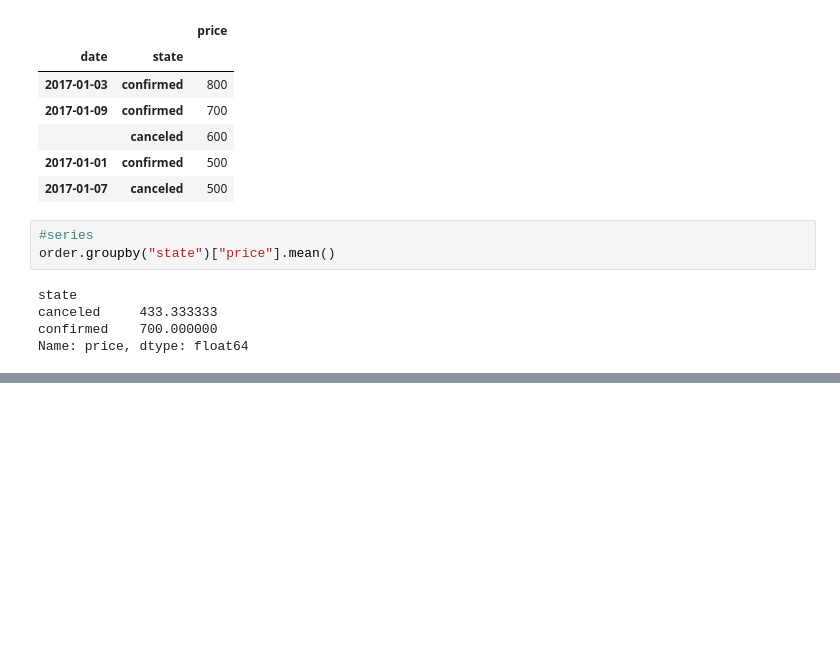
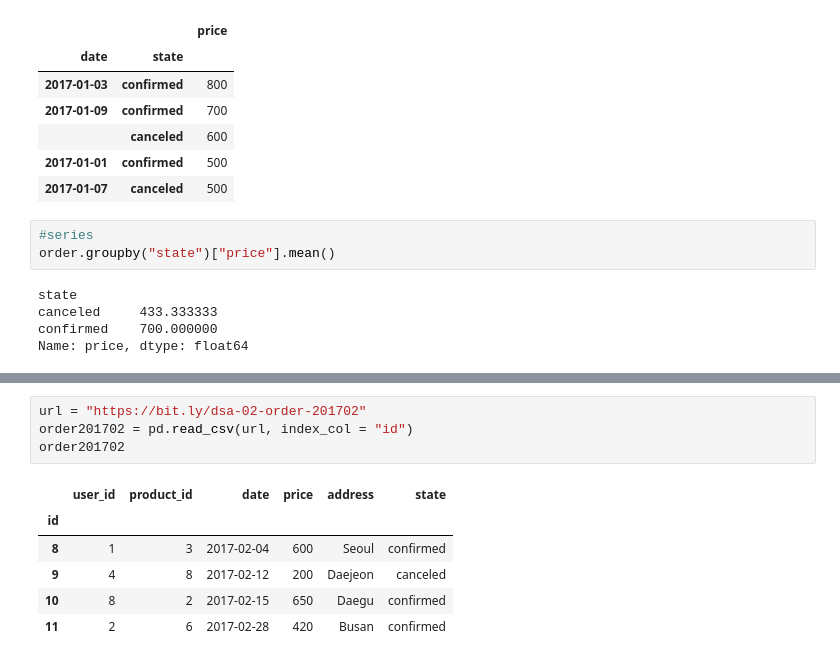
Before and after one commit to bwowby/DS, a Jupyter notebook: pandas_practice1.ipynb, the cells around one changed output, grey strips where cells are left out. Cells and saved outputs as stored; diff of their text form; blank space fills up the shorter version.

```diff
--- a/pandas_practice1.ipynb
+++ b/pandas_practice1.ipynb
@@ -271,0 +333,11 @@ Name: price, dtype: float64
+# %%
+url = "https://bit.ly/dsa-02-order-201702"
+order201702 = pd.read_csv(url, index_col = "id")
+order201702
+# %% [output]
+|  | user_id | product_id | date | price | address | state |
+| id |  |  |  |  |  |  |
+| 8 | 1 | 3 | 2017-02-04 | 600 | Seoul | confirmed |
+| 9 | 4 | 8 | 2017-02-12 | 200 | Daejeon | canceled |
+| 10 | 8 | 2 | 2017-02-15 | 650 | Daegu | confirmed |
+| 11 | 2 | 6 | 2017-02-28 | 420 | Busan | confirmed |
```
Also changed, not shown: parts of 9 cells of this notebook.
